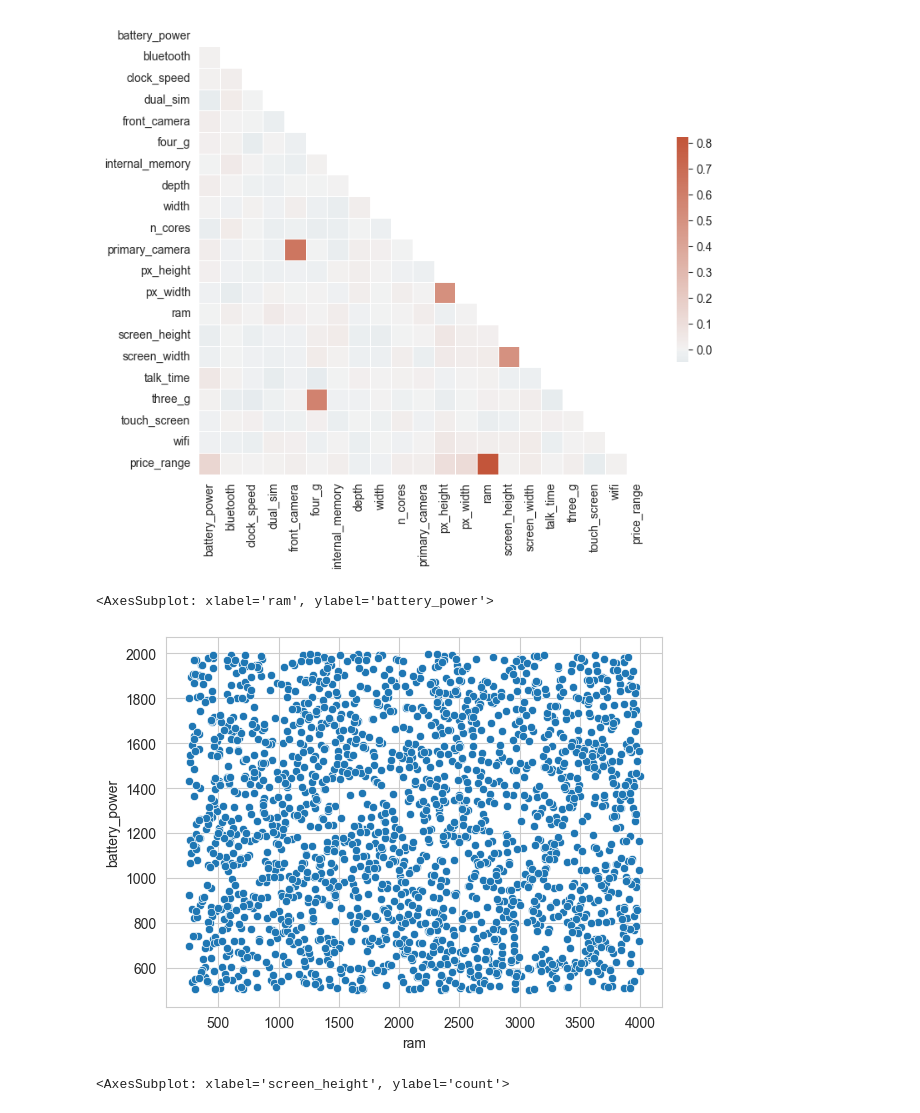
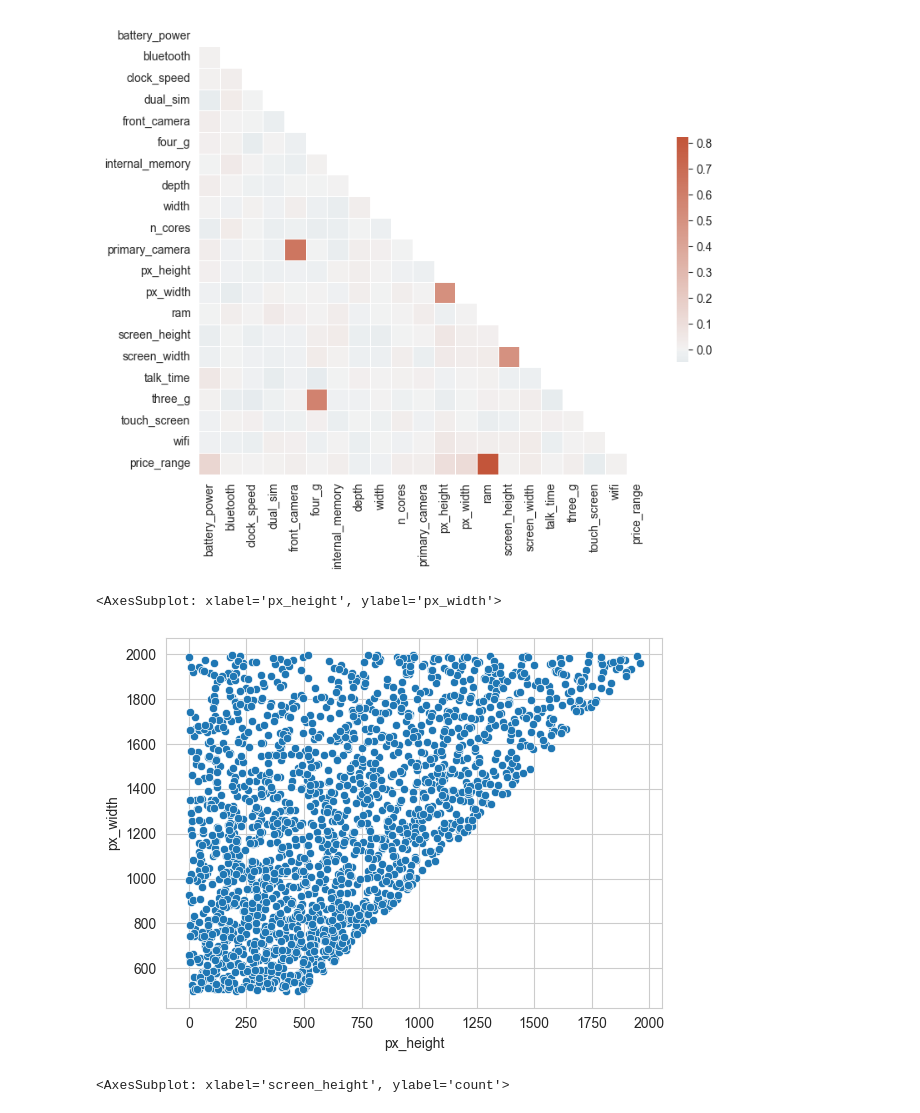
Before and after one commit to andeepl7/MLAssignments, a Jupyter notebook: Q1_EDA_CLUST.ipynb, the cells around one changed output. Saved outputs shown, nothing was run; the diff lists cells and outputs as text; code cells hidden in the pictures.

```diff
--- a/Q1_EDA_CLUST.ipynb
+++ b/Q1_EDA_CLUST.ipynb
@@ -65,10 +64,10 @@ sns.heatmap(corr, mask=mask, cmap=cmap, center=0,
 [figure]
 # %%
 #Scatter plot ram vs batter power
-sns.scatterplot(data=df, x="ram", y="battery_power")
+sns.scatterplot(data=df, x="px_height", y="px_width")
 # %% [output]
-<AxesSubplot: xlabel='ram', ylabel='battery_power'>
+<AxesSubplot: xlabel='px_height', ylabel='px_width'>
-[figure, old version]
+[figure, new version]
 # %%
 #Barplot counting screen_height hue touch_screen.
 sns.countplot(x = "screen_height", hue = "touch_screen", data = df, palette = 'magma')
```
Also changed, not shown: parts of 4 cells of this notebook.
